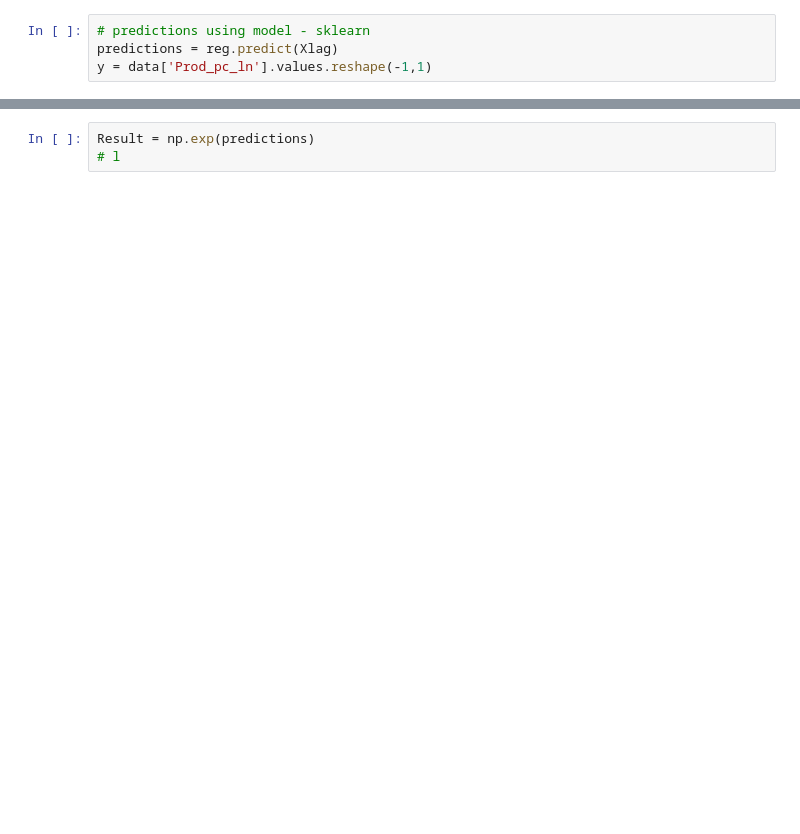
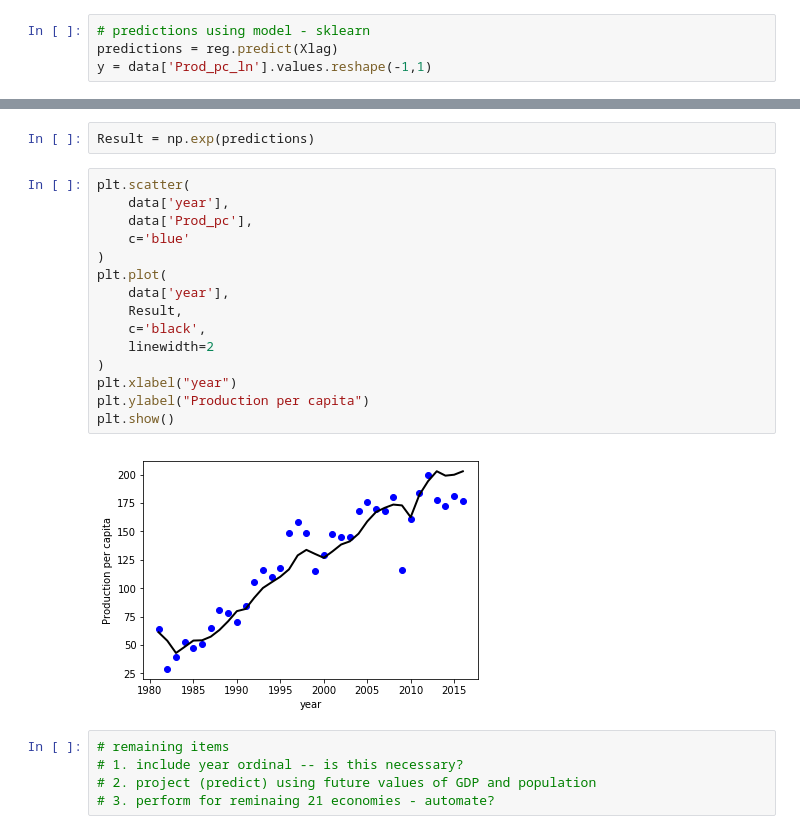
Before and after one commit to wogandavid/python_regressions, a Jupyter notebook: industry/CHL_clean.ipynb, the cells around one changed output, grey strips where cells are left out. Saved outputs shown, nothing was run; the diff lists cells and outputs as text; blank space fills up the shorter version.

```diff
--- a/industry/CHL_3.ipynb
+++ b/industry/CHL_clean.ipynb
@@ -154,3 +161,24 @@ plt.show()
 # %%
 Result = np.exp(predictions)
-# l
+# %%
+plt.scatter(
+    data['year'],
+    data['Prod_pc'],
+    c='blue'
+)
+plt.plot(
+    data['year'],
+    Result,
+    c='black',
+    linewidth=2
+)
+plt.xlabel("year")
+plt.ylabel("Production per capita")
+plt.show()
+# %% [output]
+[figure, added]
+# %%
+# remaining items
+# 1. include year ordinal -- is this necessary?
+# 2. project (predict) using future values of GDP and population
+# 3. perform for reminaing 21 economies - automate?
```
Also changed, not shown: parts of 5 cells of this notebook, 1 other file.
